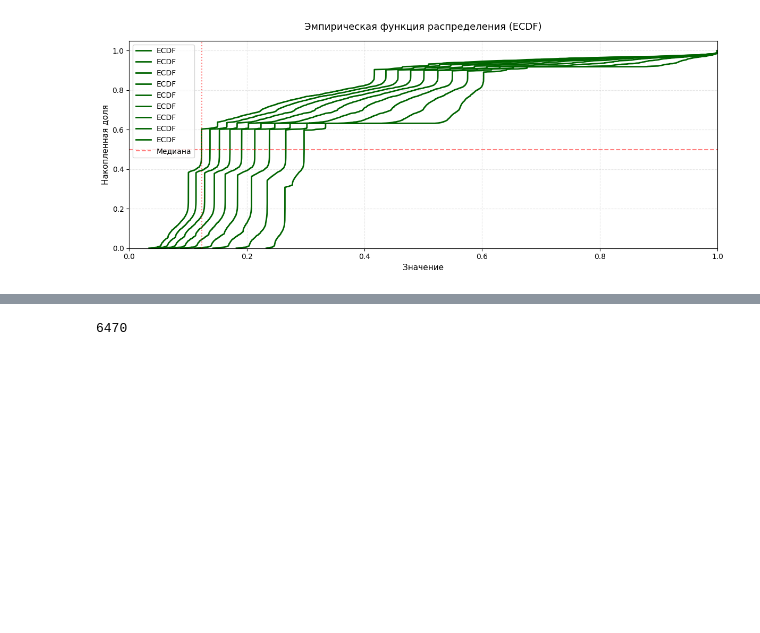
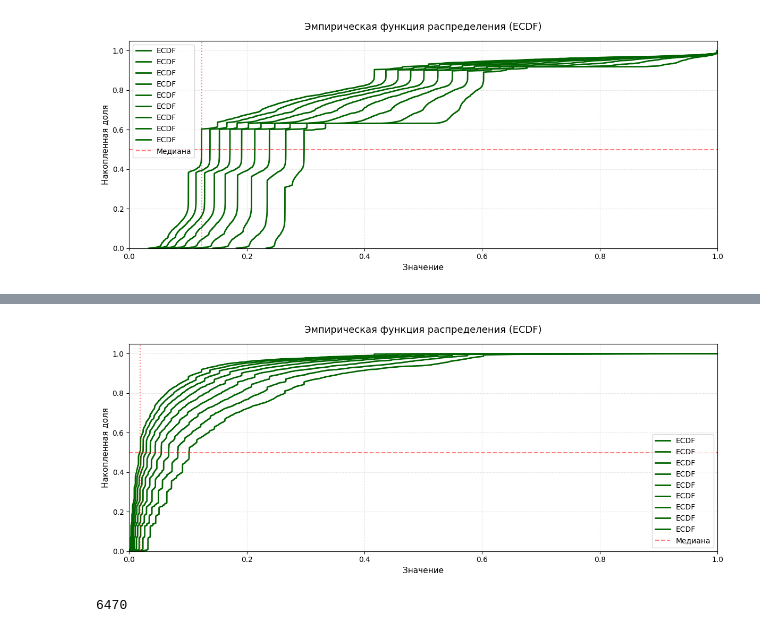
Before and after one commit to knagaev/project_artm, a Jupyter notebook: topic-modelling-attention/examples/my_quickstart.ipynb, the cells around one changed output, grey strips where cells are left out. Cells and saved outputs as stored; diff of their text form; code cells hidden in the pictures; blank space fills up the shorter version.

```diff
--- a/topic-modelling-attention/examples/my_quickstart.ipynb
+++ b/topic-modelling-attention/examples/my_quickstart.ipynb
@@ -400,3 +400,7 @@ plot_distribution_advanced(entropys, plot_type='ecdf')
+# %%
+plot_distribution_advanced(entropys_with, plot_type='ecdf')
+# %% [output]
+[figure, added]
 # %%
 vocabulary['the']
 # %% [output]
```
Also changed, not shown: parts of 10 cells of this notebook, 8 other files.
